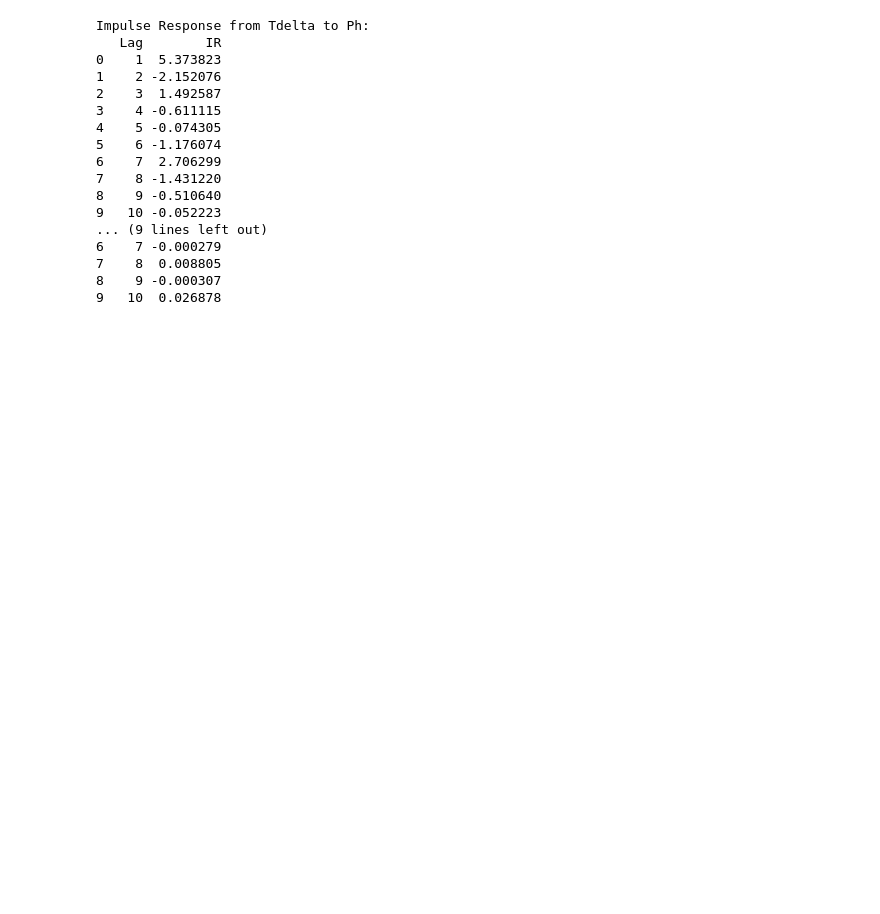
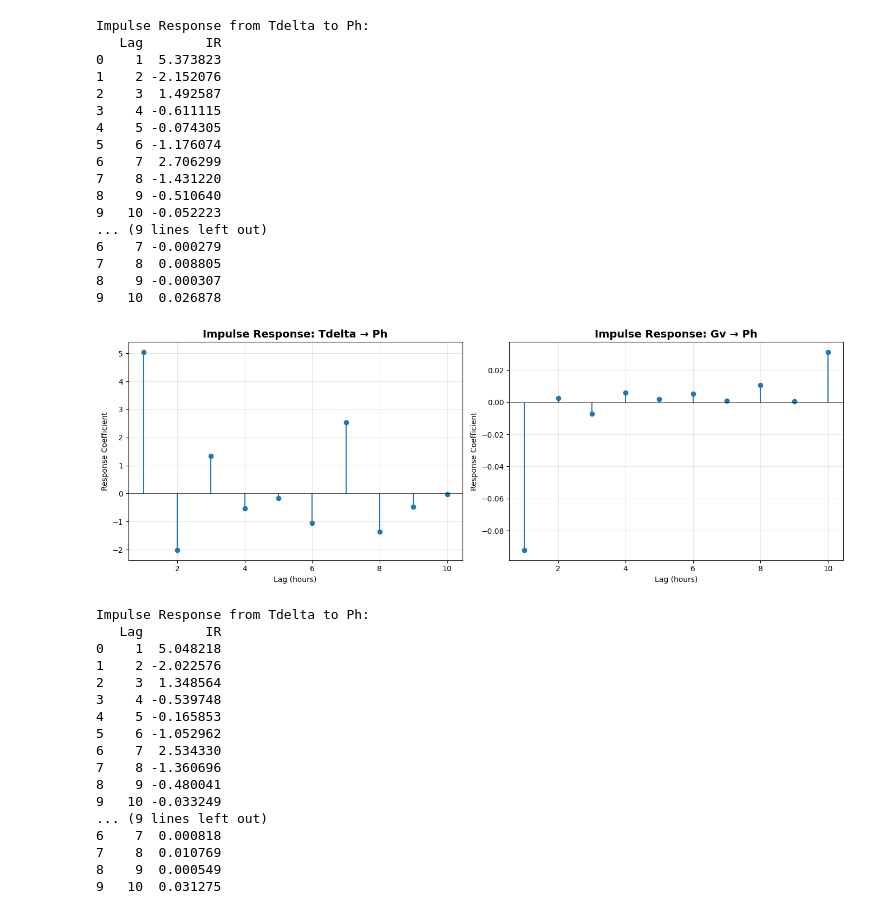
Before and after one commit to JesperDTU/TimeSeriesAnalysis_Assignments, a Jupyter notebook: Assignment3/Task3.ipynb, the cells around one changed output. Cells and saved outputs as stored; diff of their text form; code cells hidden in the pictures; blank space fills up the shorter version.

```diff
--- a/Assignment3/Task3.ipynb
+++ b/Assignment3/Task3.ipynb
@@ -172,3 +172,65 @@ Impulse Response from Tdelta to Ph:
 7    8  0.008805
 8    9 -0.000307
 9   10  0.026878
+# %%
+# Impulse response using EXISTING lags from CSV (instead of manually creating them)
+
+train_data = Train.copy()
+
+# Impulse response from Tdelta to Ph - using existing lag columns
+tdelta_lags = [f'Tdelta.l{lag}' for lag in range(1, 11)]
+X_tdelta = sm.add_constant(train_data[tdelta_lags])
+y_ph = train_data['Ph']
+model_tdelta = sm.OLS(y_ph, X_tdelta).fit()
+ir_tdelta = model_tdelta.params[1:].values  # Exclude constant
+
+# Impulse response from Gv to Ph - using existing lag columns
+gv_lags = [f'Gv.l{lag}' for lag in range(1, 11)]
+X_gv = sm.add_constant(train_data[gv_lags])
+model_gv = sm.OLS(y_ph, X_gv).fit()
+ir_gv = model_gv.params[1:].values  # Exclude constant
+
+fig, axes = plt.subplots(1, 2, figsize=(14, 5))
+
+lags = np.arange(1, 11)
+
+axes[0].stem(lags, ir_tdelta, basefmt=" ")
+axes[0].axhline(y=0, color='k', linestyle='-', linewidth=0.5)
+axes[0].set_title('Impulse Response: Tdelta → Ph', fontsize=14, fontweight='bold')
+axes[0].set_xlabel('Lag (hours)')
+axes[0].set_ylabel('Response Coefficient')
+axes[0].grid(True, alpha=0.3)
+
+axes[1].stem(lags, ir_gv, basefmt=" ")
+axes[1].axhline(y=0, color='k', linestyle='-', linewidth=0.5)
+axes[1].set_title('Impulse Response: Gv → Ph', fontsize=14, fontweight='bold')
+axes[1].set_xlabel('Lag (hours)')
+axes[1].set_ylabel('Response Coefficient')
+axes[1].grid(True, alpha=0.3)
+
+plt.tight_layout()
+plt.show()
+
+print("Impulse Response from Tdelta to Ph:")
+print(pd.DataFrame({'Lag': lags, 'IR': ir_tdelta}))
+print("\nImpulse Response from Gv to Ph:")
+print(pd.DataFrame({'Lag': lags, 'IR': ir_gv}))
+# %% [output]
+[figure, added]
+Impulse Response from Tdelta to Ph:
+   Lag        IR
+0    1  5.048218
+1    2 -2.022576
+2    3  1.348564
+3    4 -0.539748
+4    5 -0.165853
+5    6 -1.052962
+6    7  2.534330
+7    8 -1.360696
+8    9 -0.480041
+9   10 -0.033249
+... (9 lines left out)
+6    7  0.000818
+7    8  0.010769
+8    9  0.000549
+9   10  0.031275
```
Also changed, not shown: parts of 3 cells of this notebook.
